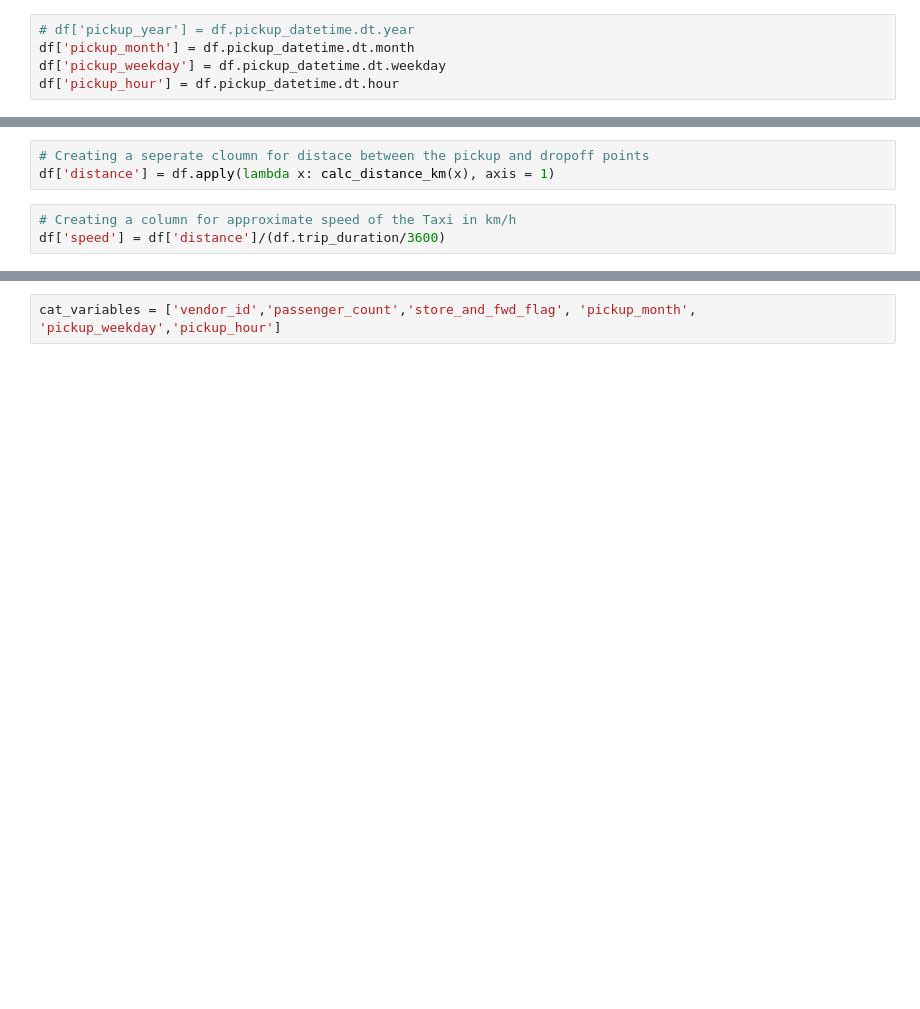
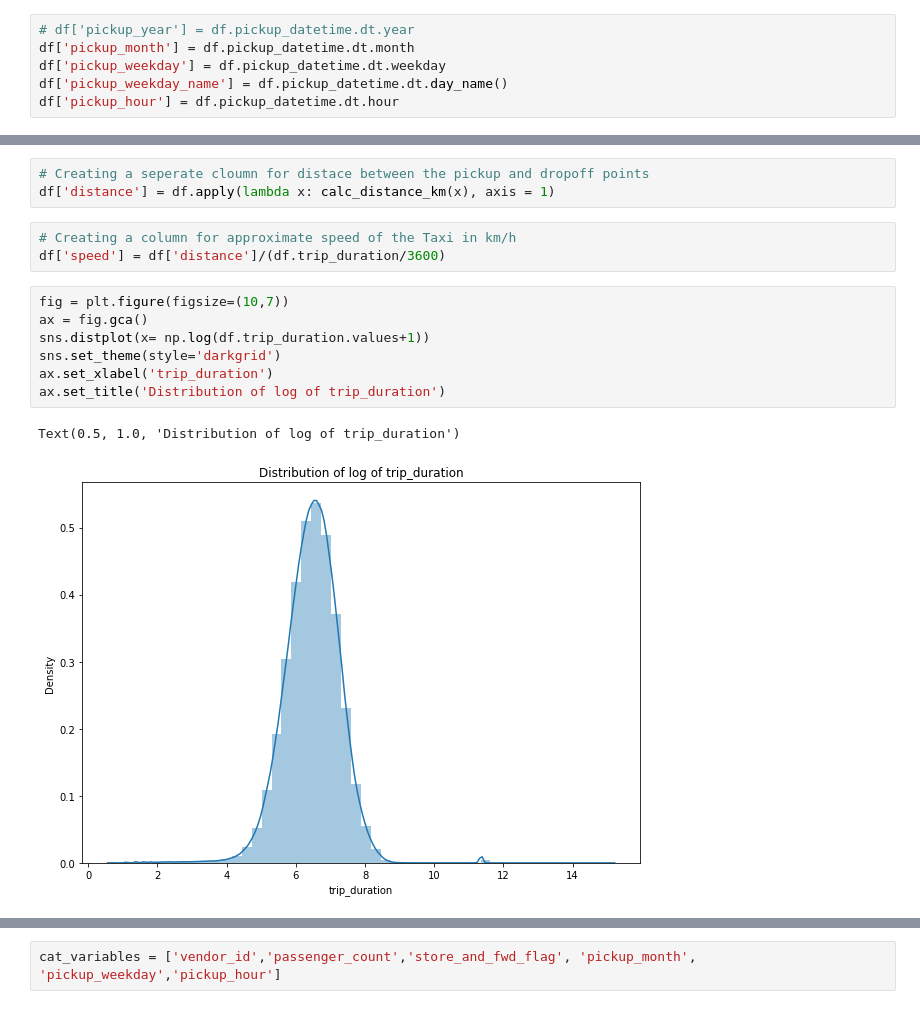
Before and after one commit to HariTarz/NYC-Taxi-Trip-Time-Prediction, a Jupyter notebook: NYC_Taxi_Trip_Time_Prediction_Capstone_Project.ipynb, the cells around one changed output, grey strips where cells are left out. Saved outputs shown, nothing was run; the diff lists cells and outputs as text; blank space fills up the shorter version.

```diff
--- a/NYC_Taxi_Trip_Time_Prediction_Capstone_Project.ipynb
+++ b/NYC_Taxi_Trip_Time_Prediction_Capstone_Project.ipynb
@@ -158,6 +162,7 @@ Timedelta('40 days 19:31:22')
 # df['pickup_year'] = df.pickup_datetime.dt.year
 df['pickup_month'] = df.pickup_datetime.dt.month
 df['pickup_weekday'] = df.pickup_datetime.dt.weekday
+df['pickup_weekday_name'] = df.pickup_datetime.dt.day_name()
 df['pickup_hour'] = df.pickup_datetime.dt.hour
 # %%
 pip install haversine
@@ -177,3 +185,13 @@ df['distance'] = df.apply(lambda x: calc_distance_km(x), axis = 1)
 # %%
 # Creating a column for approximate speed of the Taxi in km/h
 df['speed'] = df['distance']/(df.trip_duration/3600)
+# %%
+fig = plt.figure(figsize=(10,7))
+ax = fig.gca()
+sns.distplot(x= np.log(df.trip_duration.values+1))
+sns.set_theme(style='darkgrid')
+ax.set_xlabel('trip_duration')
+ax.set_title('Distribution of log of trip_duration')
+# %% [output]
+Text(0.5, 1.0, 'Distribution of log of trip_duration')
+[figure, added]
```
Also changed, not shown: parts of 28 cells of this notebook.
